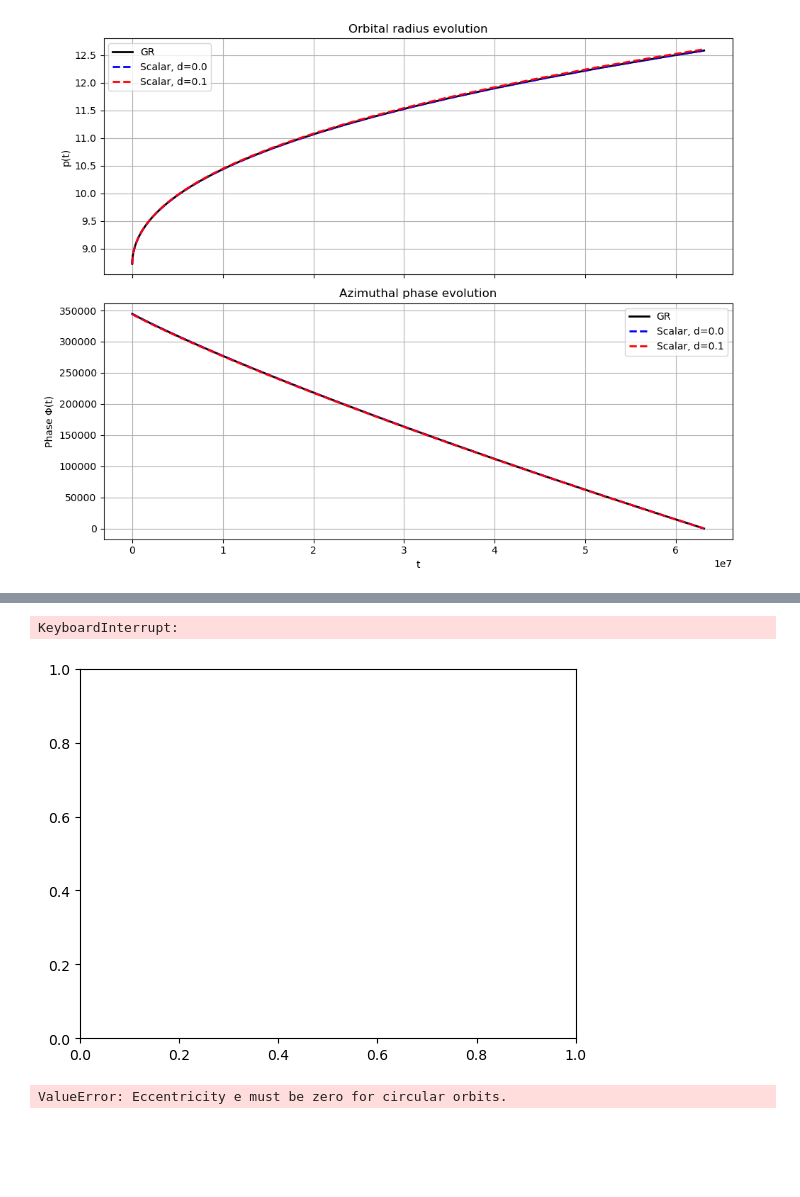
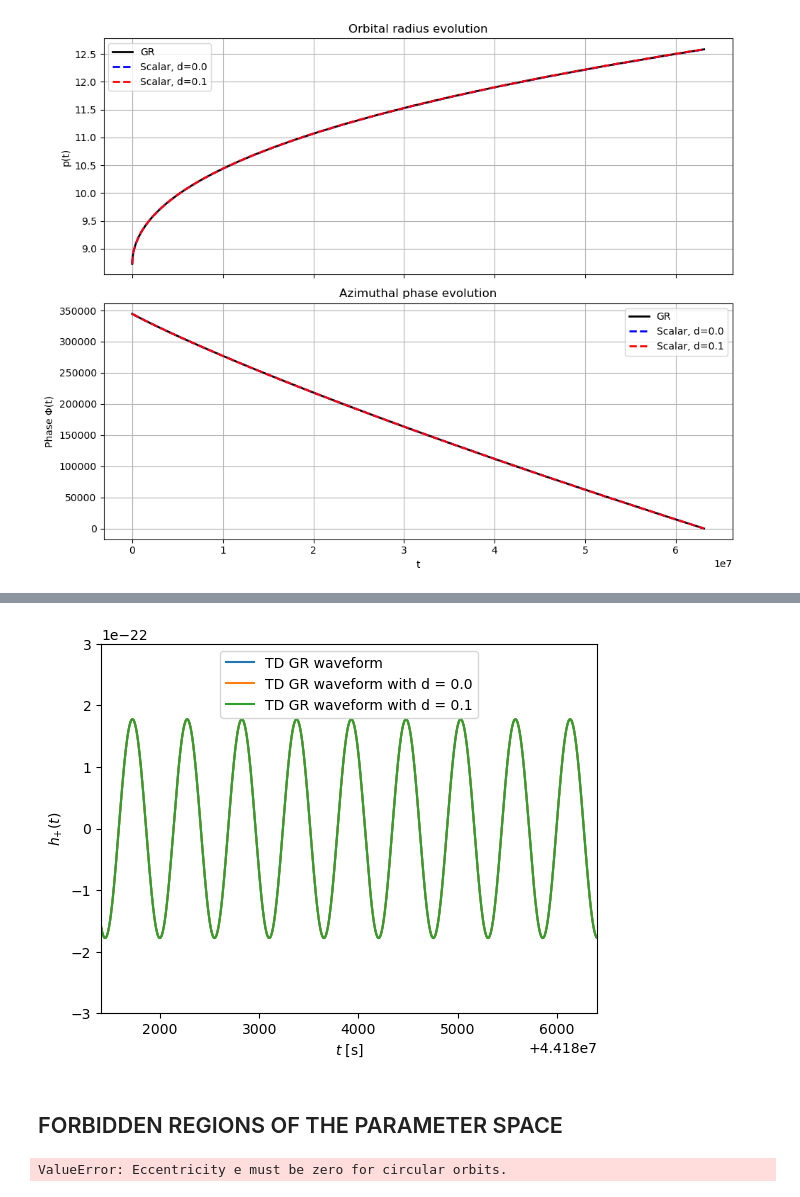
Before and after one commit to susannabarsanti/ModifiedEMRIWaveforms, a Jupyter notebook: notebooks/example.ipynb, the cells around one changed output, grey strips where cells are left out. Saved outputs shown, nothing was run; the diff lists cells and outputs as text; code cells hidden in the pictures; blank space fills up the shorter version.

```diff
--- a/notebooks/example.ipynb
+++ b/notebooks/example.ipynb
@@ -507,5 +679,17 @@ emri_injection_params_GR = [
     Phi_r0,
 ]
 
+
+inspiral_kwargs_GR = {
+    'flux_output_convention':'pex',
+    'func':KerrEccEqFlux
+    }
+
+
 # generate the TD signal for the GR model
-data_channels_td_GR = td_gen(*emri_injection_params_GR, **waveform_kwargs) # Returns 2 arrays containing the plus and cross polarizations
+Kerr_waveform_GR = GenerateEMRIWaveform(
+        "FastKerrEccentricEquatorialFlux",
+        sum_kwargs=dict(pad_output=True),
+        inspiral_kwargs = inspiral_kwargs_GR,
+        return_list=True,
+    )
@@ -556,30 +696,48 @@ data_channels_td_s01= td_gen(*emri_injection_params_s01, **waveform_kwargs) # Re
+# %%
+inspiral_kwargs_scalar = {
+    'flux_output_convention':'pex',
+    'func':KerrEccEqFlux
+    }
+
+# generate the TD signal for the Scalar model
+Kerr_waveform_scalar = GenerateEMRIWaveform(
+        "FastKerrEccentricEquatorialFlux",
+        sum_kwargs=dict(pad_output=True),
+        inspiral_kwargs = inspiral_kwargs_scalar,
+        return_list=True,
+    )
+# %%
+Kerr_waveform_GR = Kerr_waveform_GR(*emri_injection_params_GR, **waveform_kwargs)
+Kerr_waveform_s0 = Kerr_waveform_scalar(*emri_injection_params_GR, *add_params_s0, **waveform_kwargs)
+Kerr_waveform_s01 = Kerr_waveform_scalar(*emri_injection_params_GR, *add_params_s01, **waveform_kwargs)
 # %%
 # Plot the waveforms in the time domain
 plt.figure()
 
 # GR model
-time_array_GR = np.arange(0, len(data_channels_td_GR[0])) * dt
-plt.plot(time_array_GR, data_channels_td_GR[0].real, label="TD GR waveform")
+time_array_GR = np.arange(0, len(Kerr_waveform_GR[0])) * dt
+plt.plot(time_array_GR, Kerr_waveform_GR[0].real, label="TD GR waveform")
 
 # Scalar model d = 0
-time_array_s0 = np.arange(0, len(data_channels_td_s0[0])) * dt
-plt.plot(time_array_s0, data_channels_td_s0[0].real, label="TD GR waveform with d = 0.0")
+time_array_s0 = np.arange(0, len(Kerr_waveform_s0[0])) * dt
+plt.plot(time_array_s0, Kerr_waveform_s0[0].real, label="TD GR waveform with d = 0.0")
 
 # Scalar model d = 0.1
-time_array_s01 = np.arange(0, len(data_channels_td_s01[0])) * dt
-plt.plot(time_array_s01, data_channels_td_s01[0].real, label="TD GR waveform with d = 0.1")
+time_array_s01 = np.arange(0, len(Kerr_waveform_s01[0])) * dt
+plt.plot(time_array_s01, Kerr_waveform_s01[0].real, label="TD GR waveform with d = 0.1")
 
 
 plt.ylabel(r"$h_{+}(t)$")
 plt.xlabel(r"$t$ [s]")
 
 t0 = time_array_GR[-1] * 0.7
 space_t = 10e3
 plt.xlim([t0, t0 + space_t / 2])
 plt.ylim([-3e-22, 3e-22])
 plt.legend(loc="upper center")
 plt.show()
 # %% [output]
-KeyboardInterrupt:
-[figure, old version]
+[figure, new version]
+# %% [markdown]
+## FORBIDDEN REGIONS OF THE PARAMETER SPACE
 # %%
```
Also changed, not shown: parts of 24 cells of this notebook.
